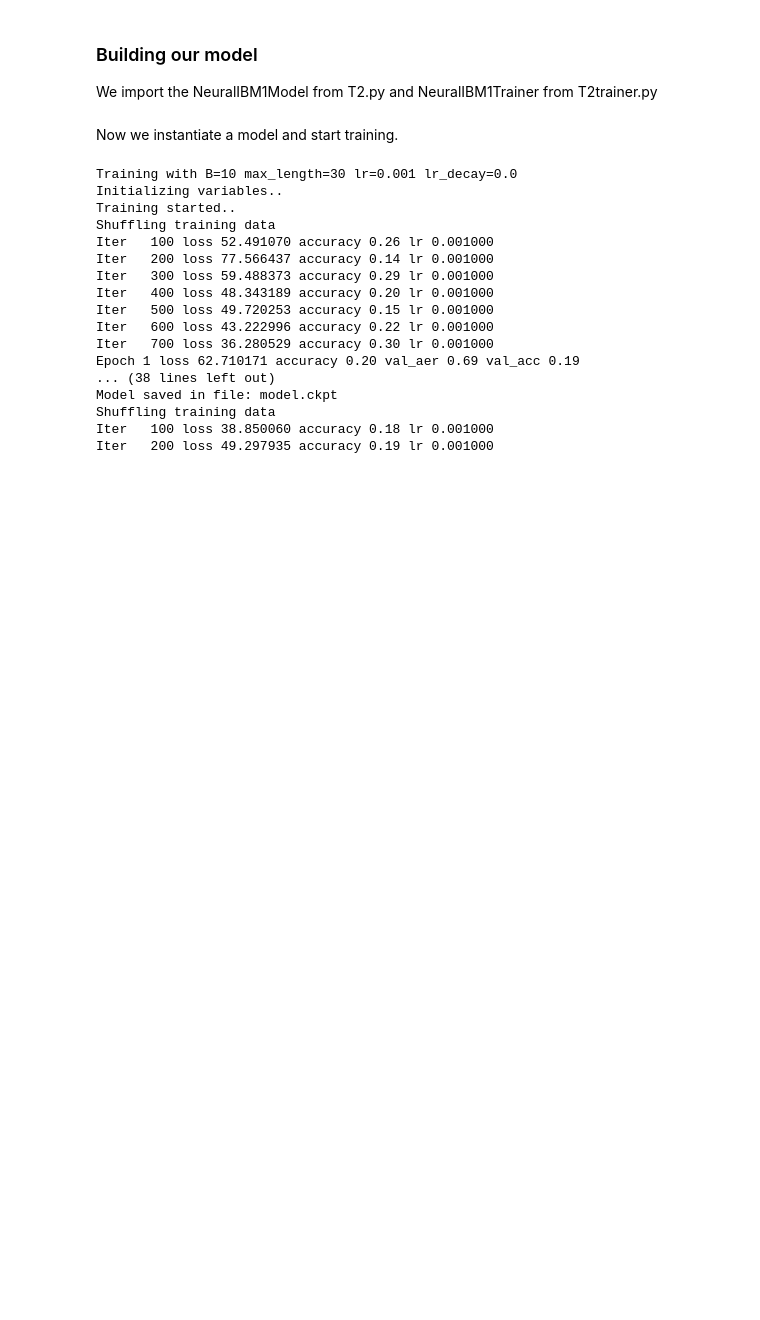
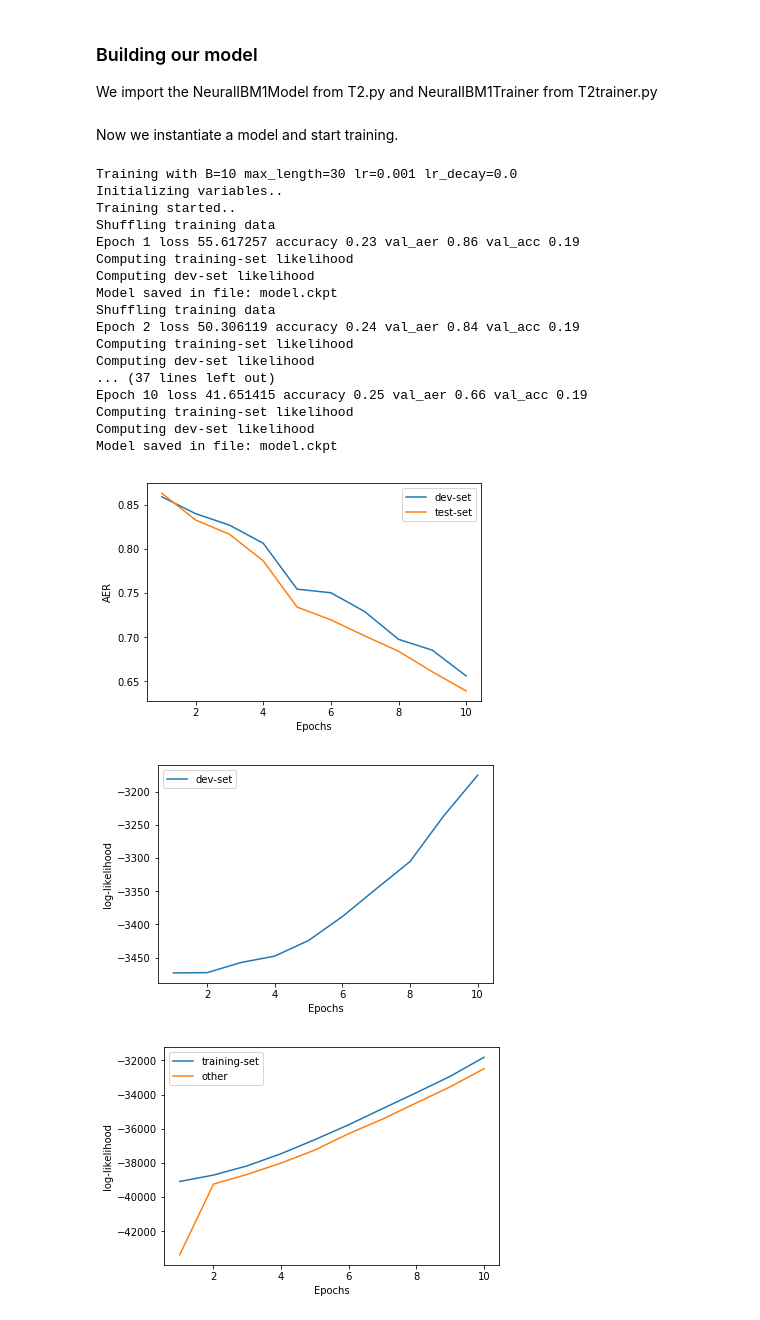
Before and after one commit to Fije/Variational_AutoEncoders, a Jupyter notebook: T2.ipynb, the cells around one changed output. Drawn from its saved outputs; the diff is of its cells as text; code cells hidden in the pictures; blank space fills up the shorter version.

```diff
--- a/T2.ipynb
+++ b/T2.ipynb
@@ -79,9 +79,9 @@ with tf.Session() as sess:
         model, train_e_path, train_f_path,
         dev_e_path, dev_f_path, dev_wa,
         test_e_path, test_f_path, test_wa,
-        num_epochs=5, batch_size=batch_size,
+        num_epochs=10, batch_size=batch_size,
         max_length=max_length, lr=lr, lr_decay=lr_decay, session=sess,
-        max_num=10000) # small training corpus just to make testing new code easier
+        max_num=1000) # small training corpus just to make testing new code easier
 
     # now first TF needs to initialize all the variables
     print("Initializing variables..")
@@ -91,54 +91,69 @@ with tf.Session() as sess:
     # now we can start training!
     print("Training started..")
     results = trainer.train()
-    dev_AERs, test_AERs, train_likelihoods, dev_likelihoods = results
+    dev_AERs, test_AERs, train_likelihoods, dev_likelihoods, other_likelihoods = results
 # %% [output]
 Training with B=10 max_length=30 lr=0.001 lr_decay=0.0
 Initializing variables..
 Training started..
 Shuffling training data
-Iter   100 loss 52.491070 accuracy 0.26 lr 0.001000
-Iter   200 loss 77.566437 accuracy 0.14 lr 0.001000
-Iter   300 loss 59.488373 accuracy 0.29 lr 0.001000
-Iter   400 loss 48.343189 accuracy 0.20 lr 0.001000
-Iter   500 loss 49.720253 accuracy 0.15 lr 0.001000
-Iter   600 loss 43.222996 accuracy 0.22 lr 0.001000
-Iter   700 loss 36.280529 accuracy 0.30 lr 0.001000
-Epoch 1 loss 62.710171 accuracy 0.20 val_aer 0.69 val_acc 0.19
-... (38 lines left out)
+Epoch 1 loss 55.617257 accuracy 0.23 val_aer 0.86 val_acc 0.19
+Computing training-set likelihood
+Computing dev-set likelihood
 Model saved in file: model.ckpt
 Shuffling training data
-Iter   100 loss 38.850060 accuracy 0.18 lr 0.001000
-Iter   200 loss 49.297935 accuracy 0.19 lr 0.001000
+Epoch 2 loss 50.306119 accuracy 0.24 val_aer 0.84 val_acc 0.19
+Computing training-set likelihood
+Computing dev-set likelihood
+... (37 lines left out)
+Epoch 10 loss 41.651415 accuracy 0.25 val_aer 0.66 val_acc 0.19
+Computing training-set likelihood
+Computing dev-set likelihood
+Model saved in file: model.ckpt
 # %%
 # plotting
 import matplotlib.pyplot as plt
 
 handles = []
 ax1 = plt.plot(range(1, len(dev_AERs)+1), dev_AERs, label='dev-set')
 handles.extend(ax1)
 ax2 = plt.plot(range(1, len(test_AERs)+1), test_AERs, label='test-set')
 handles.extend(ax2)
 plt.legend(handles=handles)
 plt.xlabel('Epochs')
 plt.ylabel('AER')
 plt.show()
 plt.clf()
 
 handles = []
-ax1 = plt.plot(range(1, len(train_likelihoods)+1), train_likelihoods, label='training-set')
+ax1 = plt.plot(range(1, len(dev_likelihoods)+1), dev_likelihoods, label='dev-set')
 handles.extend(ax1)
 plt.legend(handles=handles)
 plt.xlabel('Epochs')
 plt.ylabel('log-likelihood')
 plt.show()
 plt.clf()
 
 handles = []
-ax2 = plt.plot(range(1, len(dev_likelihoods)+1), dev_likelihoods, label='dev-set')
+ax1 = plt.plot(range(1, len(train_likelihoods)+1), train_likelihoods, label='training-set')
+handles.extend(ax1)
+ax2 = plt.plot(range(1, len(other_likelihoods)+1), other_likelihoods, label='other')
 handles.extend(ax2)
 plt.legend(handles=handles)
 plt.xlabel('Epochs')
 plt.ylabel('log-likelihood')
 plt.show()
 plt.clf()
+
+# handles = []
+# ax2 = plt.plot(range(1, len(other_likelihoods)+1), other_likelihoods, label='other')
+# handles.extend(ax2)
+# plt.legend(handles=handles)
+# plt.xlabel('Epochs')
+# plt.ylabel('log-likelihood')
+# plt.show()
+# plt.clf()
+# %% [output]
+[figure, added]
+[figure, added]
+[figure, added]
```
Also changed, not shown: 1 other file.
